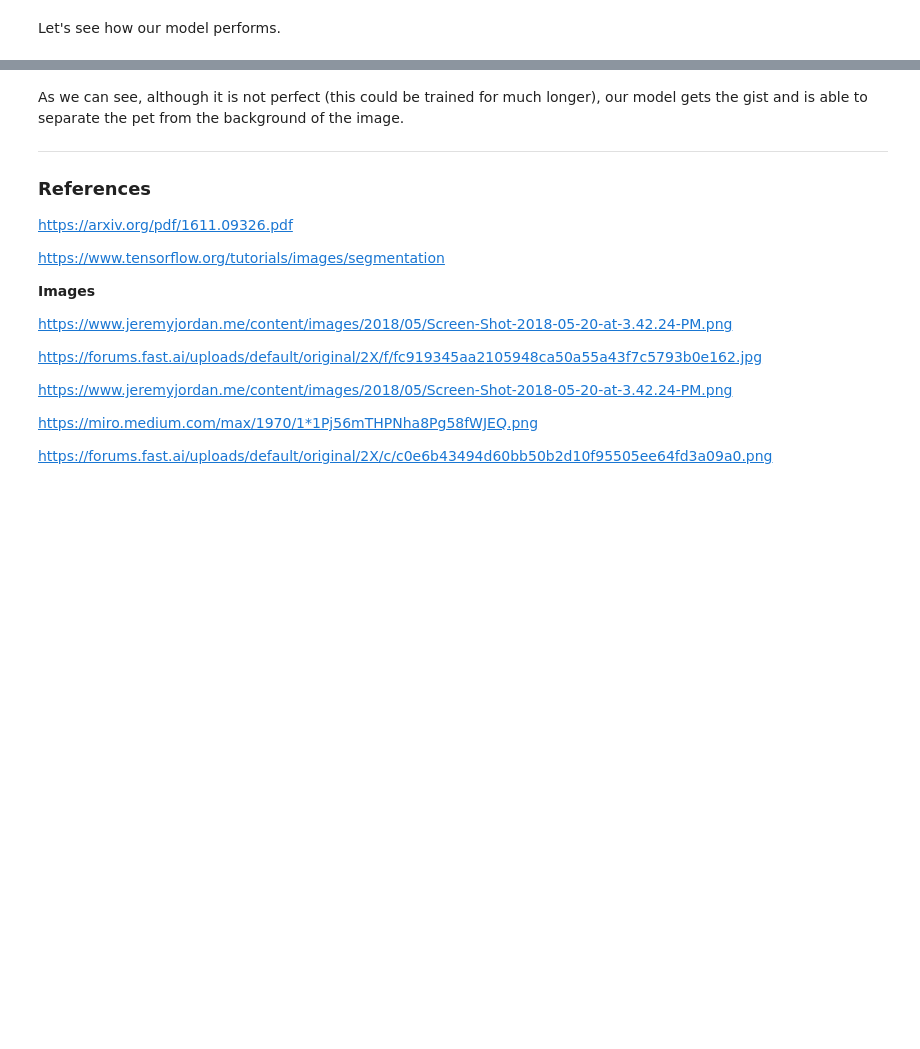
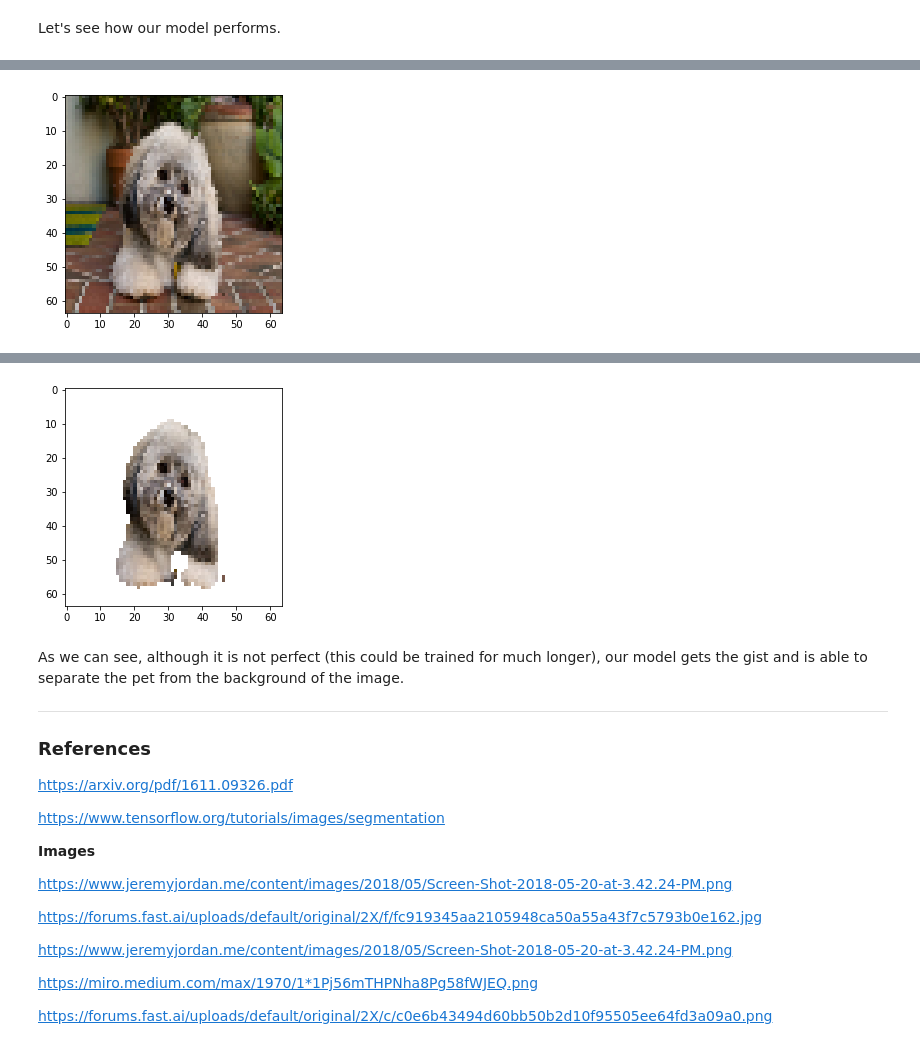
Before and after one commit to areebg9/tiramisuBackgroundRemover, a Jupyter notebook: Tiramisu.ipynb, the cells around one changed output, grey strips where cells are left out. Cells and saved outputs as stored; diff of their text form; code cells hidden in the pictures; blank space fills up the shorter version.

Commit message:
New Tiramisu File showing the proper prediction at end

```diff
--- a/Tiramisu.ipynb
+++ b/Tiramisu.ipynb
@@ -270,7 +268,7 @@ As we can see, our loss went down and our accuracy converged (if we wanted to im
 
 First, let's create a function that transforms our output mask, an array of probabilities, into a defined segmentation mask (as defined [here](https://www.tensorflow.org/tutorials/images/segmentation)).
 # %%
-def create_mask(pred_mask):
+def mask(pred_mask):
   pred_mask = np.argmax(pred_mask, axis=-1)
   pred_mask = pred_mask[..., tf.newaxis]
   return pred_mask[0]
@@ -294,7 +292,7 @@ def predict(i):
   i = tf.image.resize(i, (64, 64))
 
   pred_mask = model.predict(tf.reshape(i, (1,64,64,3)))
-  pred_mask = create_mask(pred_mask=pred_mask)
+  pred_mask = mask(pred_mask)
 
   removed = create(i.numpy(), pred_mask)
   plt.imshow(removed)
@@ -308,0 +302,6 @@ WARNING:matplotlib.image:Clipping input data to the valid range for imshow with
+# %%
+plt.imshow(x_test[38])
+plt.show()
+predict(x_test[38])
+# %% [output]
+[figure, added]
@@ -309,3 +309,4 @@ WARNING:matplotlib.image:Clipping input data to the valid range for imshow with
+[figure, added]
 # %% [markdown]
 As we can see, although it is not perfect (this could be trained for much longer), our model gets the gist and is able to separate the pet from the background of the image.
 
```
Also changed, not shown: parts of 5 cells of this notebook.
